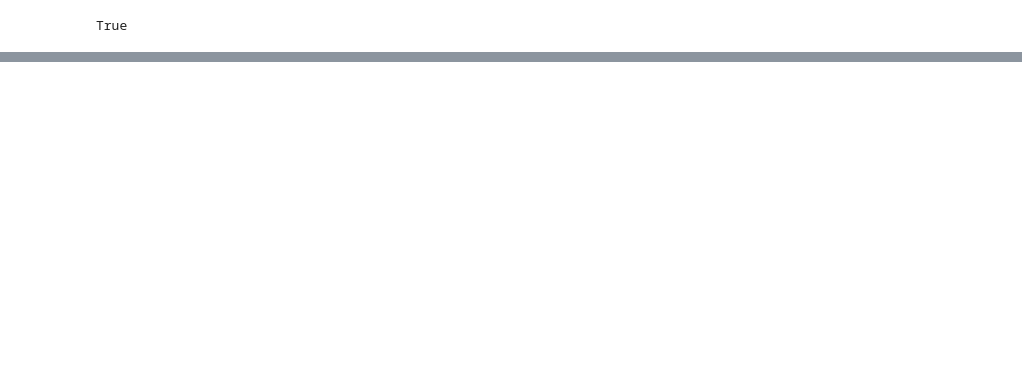
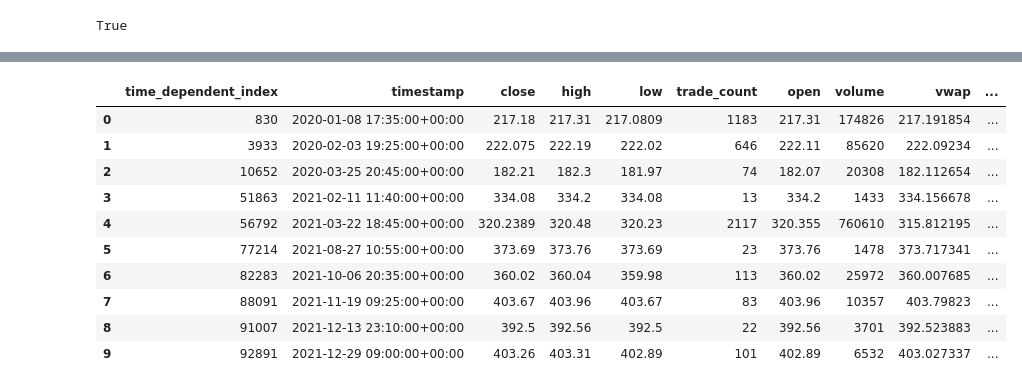
Before and after one commit to dahmadi/TheTrendIsYourFriend, a Jupyter notebook: TrendIsYourFriend.ipynb, the cells around one changed output, grey strips where cells are left out. Saved outputs shown, nothing was run; the diff lists cells and outputs as text; code cells hidden in the pictures; blank space fills up the shorter version.

```diff
--- a/TrendIsYourFriend.ipynb
+++ b/TrendIsYourFriend.ipynb
@@ -216,0 +225,48 @@ array([ 11,  17,  36,  47,  73,  85,  99, 116, 131, 140], dtype=int64)
+# %%
+# Define the time independent DF for double top/bottom identification
+# Timestamp remains a column, but can identify pattern from peak to peak immediately
+
+def time_independent_data(updated_stock_data):
+
+    # Define and establish time independent DF
+
+    time_independent_df = []
+    time_independent_df = pd.DataFrame(time_independent_df, columns = ["timestamp","close","high","low","trade_count","open","volume","vwap","poly_fit_open","poly_fit_high","poly_fit_low","poly_fit_close","minima","maxima", "dbl_top_target","dbl_bot_target"])
+
+    # Loop to iterate through all rows of stock data and write min/max to new DF
+
+    for index, row in islice(updated_stock_data.iterrows(), 0, None):
+
+        # Assign to rows only those that contain local min or max
+
+        if (updated_stock_data.at[index,"minima"] == -1):
+            time_independent_df.loc[index] = row
+            a = updated_stock_data.iloc[index]["poly_fit_close"]
+        elif (updated_stock_data.at[index,"maxima"] == 1):
+            time_independent_df.loc[index] = row
+            a = updated_stock_data.iloc[index]["poly_fit_close"]
+
+    # Reset time dependent index
+    # Set new time independent index
+
+    time_independent_df.reset_index(inplace = True)
+    time_independent_df.rename(columns={"index":"time_dependent_index"}, inplace = True)
+
+    return time_independent_df
+
+# Data confirmation/check
+
+time_independent_df = time_independent_data(updated_stock_data)
+time_independent_df.head(10)
+# %% [output]
+|  | time_dependent_index | timestamp | close | high | low | trade_count | open | volume | vwap | ... |
+| 0 | 830 | 2020-01-08 17:35:00+00:00 | 217.18 | 217.31 | 217.0809 | 1183 | 217.31 | 174826 | 217.191854 | ... |
+| 1 | 3933 | 2020-02-03 19:25:00+00:00 | 222.075 | 222.19 | 222.02 | 646 | 222.11 | 85620 | 222.09234 | ... |
+| 2 | 10652 | 2020-03-25 20:45:00+00:00 | 182.21 | 182.3 | 181.97 | 74 | 182.07 | 20308 | 182.112654 | ... |
+| 3 | 51863 | 2021-02-11 11:40:00+00:00 | 334.08 | 334.2 | 334.08 | 13 | 334.2 | 1433 | 334.156678 | ... |
+| 4 | 56792 | 2021-03-22 18:45:00+00:00 | 320.2389 | 320.48 | 320.23 | 2117 | 320.355 | 760610 | 315.812195 | ... |
+| 5 | 77214 | 2021-08-27 10:55:00+00:00 | 373.69 | 373.76 | 373.69 | 23 | 373.76 | 1478 | 373.717341 | ... |
+| 6 | 82283 | 2021-10-06 20:35:00+00:00 | 360.02 | 360.04 | 359.98 | 113 | 360.02 | 25972 | 360.007685 | ... |
+| 7 | 88091 | 2021-11-19 09:25:00+00:00 | 403.67 | 403.96 | 403.67 | 83 | 403.96 | 10357 | 403.79823 | ... |
+| 8 | 91007 | 2021-12-13 23:10:00+00:00 | 392.5 | 392.56 | 392.5 | 22 | 392.56 | 3701 | 392.523883 | ... |
+| 9 | 92891 | 2021-12-29 09:00:00+00:00 | 403.26 | 403.31 | 402.89 | 101 | 402.89 | 6532 | 403.027337 | ... |
```
Also changed, not shown: parts of 24 cells of this notebook, 4 other files.
